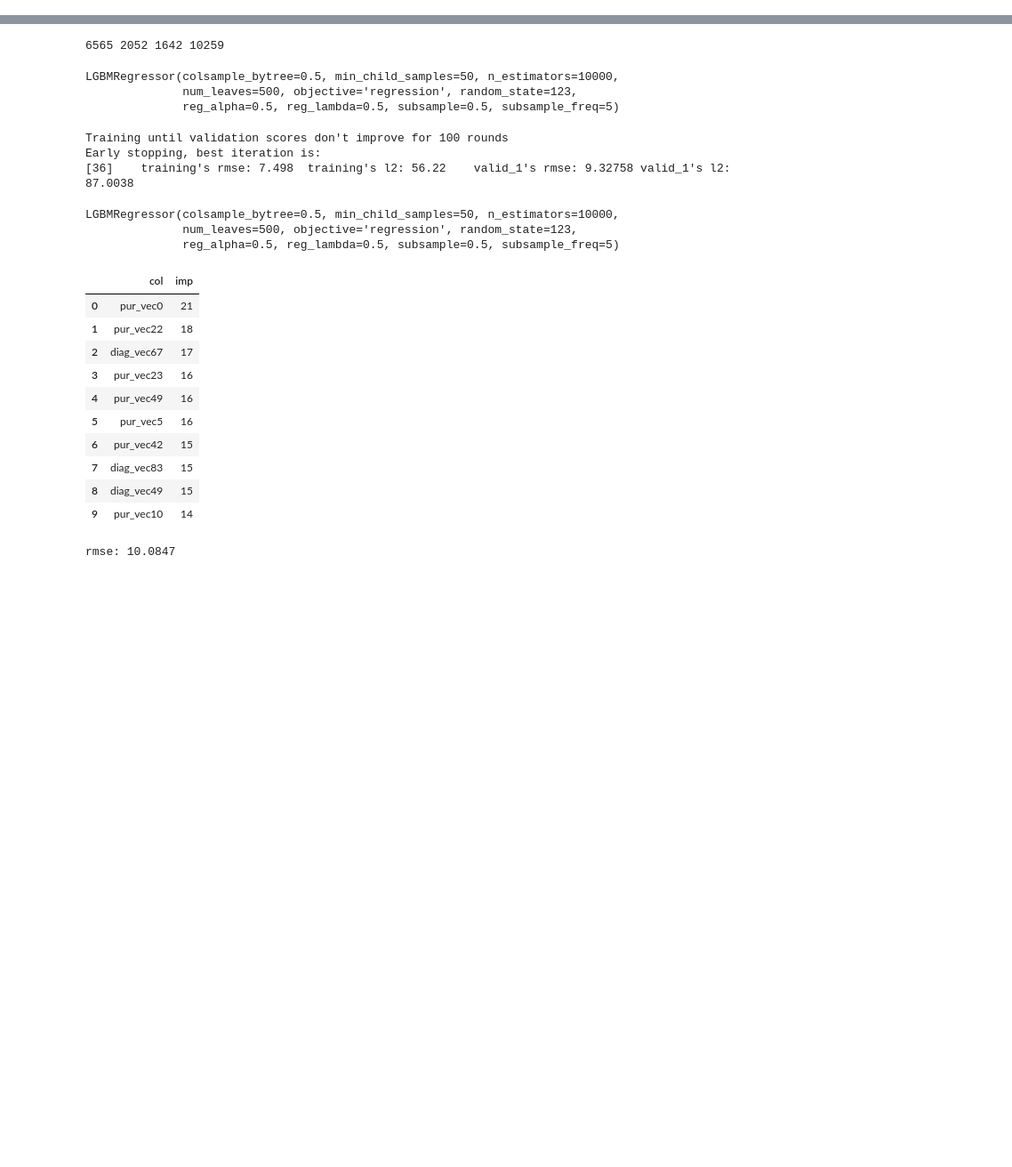
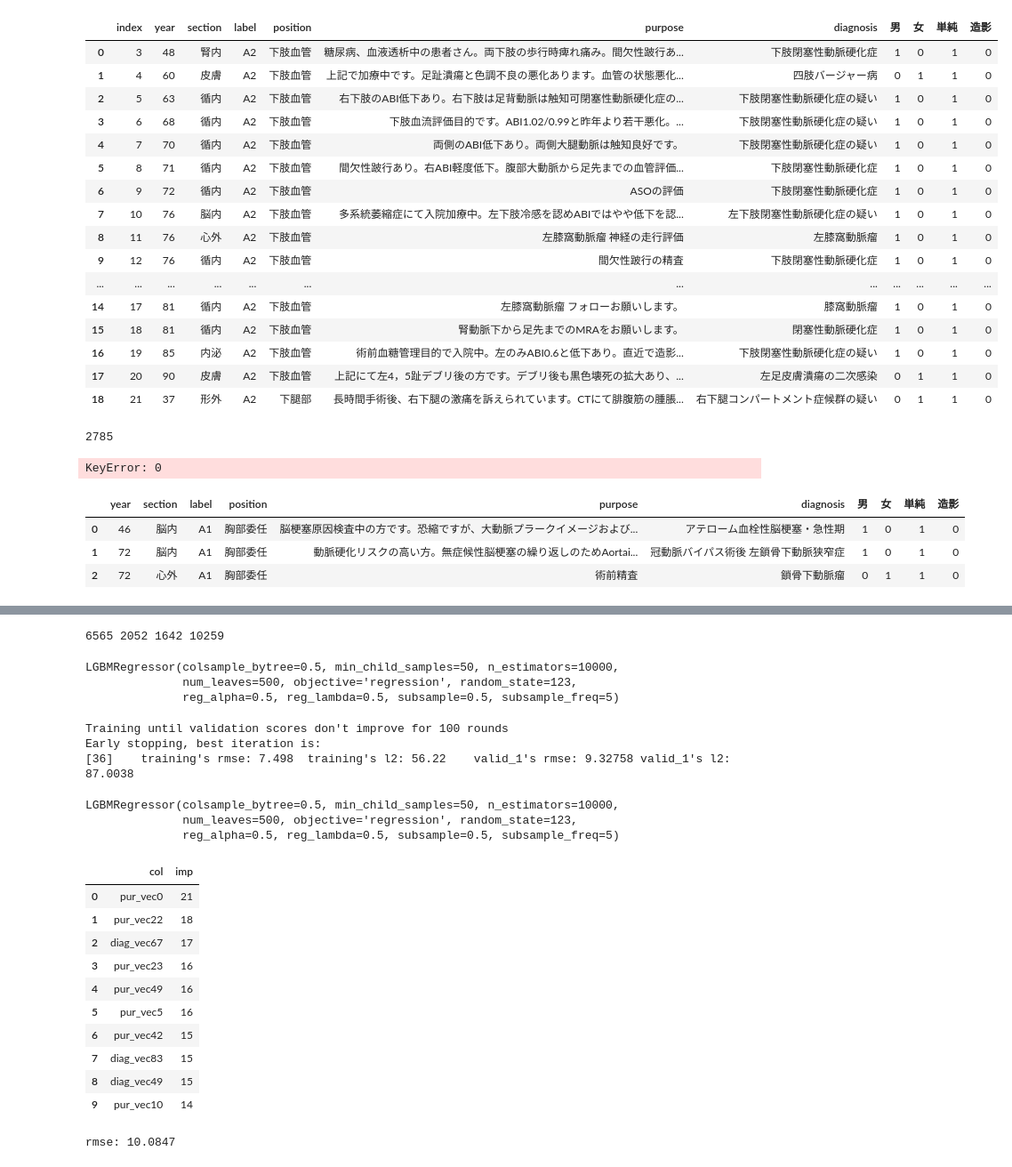
Before and after one commit to mecab-g/MRI, a Jupyter notebook: プロトコール予測/ごみ/dataaugumentaiton.ipynb, the cells around one changed output, grey strips where cells are left out. Shown at 89% size. Drawn from its saved outputs; the diff is of its cells as text; code cells hidden in the pictures; blank space fills up the shorter version.

```diff
--- a/時間予測（失敗）.ipynb
+++ b/プロトコール予測/ごみ/dataaugumentaiton.ipynb
@@ -46,0 +12,8 @@ df.to_csv("preprosseced_data.csv")
+# %%
+df = pd.read_csv("CorrectedData.csv")
+# %%
+# 空白の削除
+# https://note.nkmk.me/python-pandas-str-replace-strip-etc/
+df['purpose'] = df['purpose'].str.replace(' ', '')
+# %%
+df = one_hot(df, 'sex')
@@ -46,0 +22,2 @@ df.to_csv("preprosseced_data.csv")
+# %%
+df = one_hot(df, 'CE')
@@ -46,0 +53,33 @@ df.to_csv("preprosseced_data.csv")
+# %%
+dff = df[df['label']=='A2'].reset_index()
+dff
+# %% [output]
+|  | index | year | section | label | position | purpose | diagnosis | 男 | 女 | 単純 | 造影 |
+| 0 | 3 | 48 | 腎内 | A2 | 下肢血管 | 糖尿病、血液透析中の患者さん。両下肢の歩行時痺れ痛み。間欠性跛行あ... | 下肢閉塞性動脈硬化症 | 1 | 0 | 1 | 0 |
+| 1 | 4 | 60 | 皮膚 | A2 | 下肢血管 | 上記で加療中です。足趾潰瘍と色調不良の悪化あります。血管の状態悪化... | 四肢バージャー病 | 0 | 1 | 1 | 0 |
+| 2 | 5 | 63 | 循内 | A2 | 下肢血管 | 右下肢のABI低下あり。右下肢は足背動脈は触知可閉塞性動脈硬化症の... | 下肢閉塞性動脈硬化症の疑い | 1 | 0 | 1 | 0 |
+| 3 | 6 | 68 | 循内 | A2 | 下肢血管 | 下肢血流評価目的です。ABI1.02/0.99と昨年より若干悪化。... | 下肢閉塞性動脈硬化症の疑い | 1 | 0 | 1 | 0 |
+| 4 | 7 | 70 | 循内 | A2 | 下肢血管 | 両側のABI低下あり。両側大腿動脈は触知良好です。 | 下肢閉塞性動脈硬化症の疑い | 1 | 0 | 1 | 0 |
+| 5 | 8 | 71 | 循内 | A2 | 下肢血管 | 間欠性跛行あり。右ABI軽度低下。腹部大動脈から足先までの血管評価... | 下肢閉塞性動脈硬化症 | 1 | 0 | 1 | 0 |
+| 6 | 9 | 72 | 循内 | A2 | 下肢血管 | ASOの評価 | 下肢閉塞性動脈硬化症 | 1 | 0 | 1 | 0 |
+| 7 | 10 | 76 | 脳内 | A2 | 下肢血管 | 多系統萎縮症にて入院加療中。左下肢冷感を認めABIではやや低下を認... | 左下肢閉塞性動脈硬化症の疑い | 1 | 0 | 1 | 0 |
+| 8 | 11 | 76 | 心外 | A2 | 下肢血管 | 左膝窩動脈瘤 神経の走行評価 | 左膝窩動脈瘤 | 1 | 0 | 1 | 0 |
+| 9 | 12 | 76 | 循内 | A2 | 下肢血管 | 間欠性跛行の精査 | 下肢閉塞性動脈硬化症 | 1 | 0 | 1 | 0 |
+| ... | ... | ... | ... | ... | ... | ... | ... | ... | ... | ... | ... |
+| 14 | 17 | 81 | 循内 | A2 | 下肢血管 | 左膝窩動脈瘤 フォローお願いします。 | 膝窩動脈瘤 | 1 | 0 | 1 | 0 |
+| 15 | 18 | 81 | 循内 | A2 | 下肢血管 | 腎動脈下から足先までのMRAをお願いします。 | 閉塞性動脈硬化症 | 1 | 0 | 1 | 0 |
+| 16 | 19 | 85 | 内泌 | A2 | 下肢血管 | 術前血糖管理目的で入院中。左のみABI0.6と低下あり。直近で造影... | 下肢閉塞性動脈硬化症の疑い | 1 | 0 | 1 | 0 |
+| 17 | 20 | 90 | 皮膚 | A2 | 下肢血管 | 上記にて左4，5趾デブリ後の方です。デブリ後も黒色壊死の拡大あり、... | 左足皮膚潰瘍の二次感染 | 0 | 1 | 1 | 0 |
+| 18 | 21 | 37 | 形外 | A2 | 下腿部 | 長時間手術後、右下腿の激痛を訴えられています。CTにて腓腹筋の腫脹... | 右下腿コンパートメント症候群の疑い | 0 | 1 | 1 | 0 |
+# %%
+dfA1=ShowList(df,'H2')
+# %% [output]
+2785
+KeyError: 0
+# %%
+dfA1
+# %% [output]
+|  | year | section | label | position | purpose | diagnosis | 男 | 女 | 単純 | 造影 |
+| 0 | 46 | 脳内 | A1 | 胸部委任 | 脳梗塞原因検査中の方です。恐縮ですが、大動脈プラークイメージおよび... | アテローム血栓性脳梗塞・急性期 | 1 | 0 | 1 | 0 |
+| 1 | 72 | 脳内 | A1 | 胸部委任 | 動脈硬化リスクの高い方。無症候性脳梗塞の繰り返しのためAortai... | 冠動脈バイパス術後 左鎖骨下動脈狭窄症 | 1 | 0 | 1 | 0 |
+| 2 | 72 | 心外 | A1 | 胸部委任 | 術前精査 | 鎖骨下動脈瘤 | 0 | 1 | 1 | 0 |
```
Also changed, not shown: parts of 30 cells of this notebook, 10 other files.
